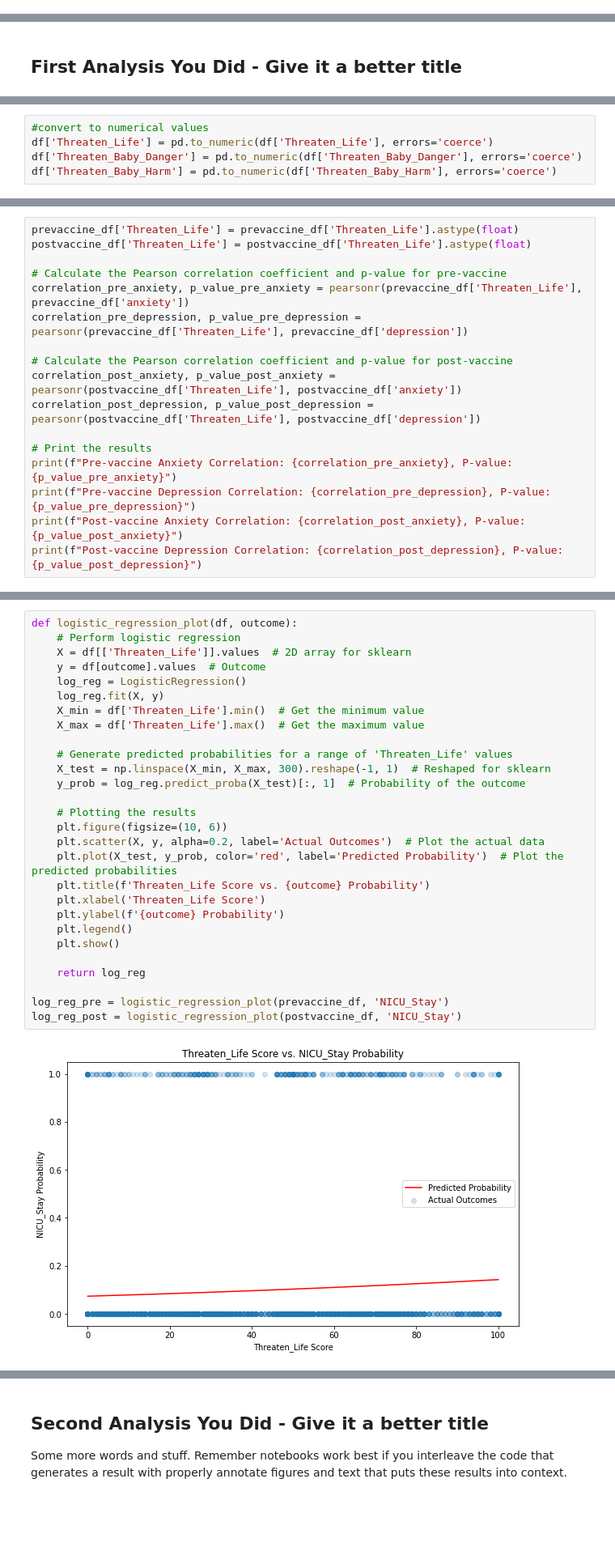
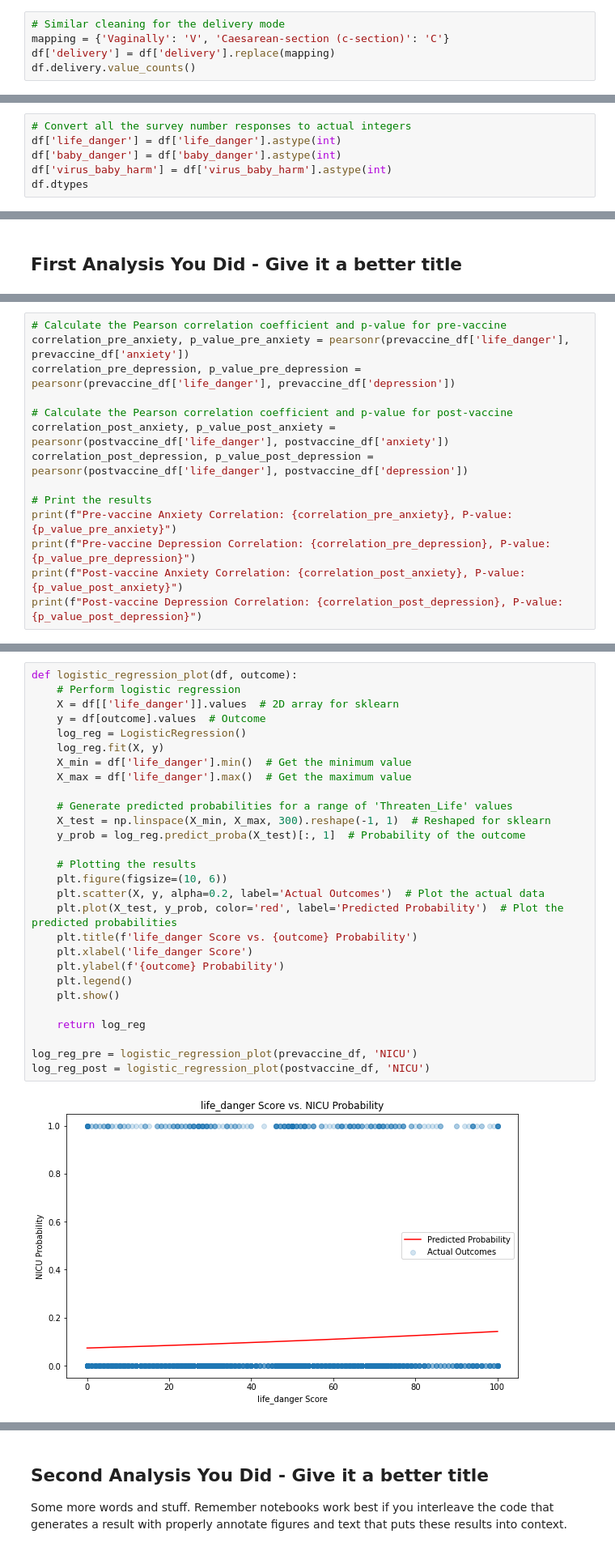
Before and after one commit to jkondo14/Group110_WI24, a Jupyter notebook: FinalProject_Group110_WI24.ipynb, the cells around one changed output, grey strips where cells are left out. Shown at 81% size. Cells and saved outputs as stored; diff of their text form; blank space fills up the shorter version.

```diff
--- a/FinalProject_Group110_WI24.ipynb
+++ b/FinalProject_Group110_WI24.ipynb
@@ -271,0 +275,5 @@ df.shape
+# %%
+# Similar cleaning for the delivery mode
+mapping = {'Vaginally': 'V', 'Caesarean-section (c-section)': 'C'}
+df['delivery'] = df['delivery'].replace(mapping)
+df.delivery.value_counts()
@@ -271,0 +285,6 @@ df.shape
+# %%
+# Convert all the survey number responses to actual integers
+df['life_danger'] = df['life_danger'].astype(int)
+df['baby_danger'] = df['baby_danger'].astype(int)
+df['virus_baby_harm'] = df['virus_baby_harm'].astype(int)
+df.dtypes
@@ -323,9 +359,4 @@ Number of rows in the postvaccine subset: 1886
 1886 rows × 15 columns
-# %%
-#convert to numerical values
-df['Threaten_Life'] = pd.to_numeric(df['Threaten_Life'], errors='coerce')
-df['Threaten_Baby_Danger'] = pd.to_numeric(df['Threaten_Baby_Danger'], errors='coerce')
-df['Threaten_Baby_Harm'] = pd.to_numeric(df['Threaten_Baby_Harm'], errors='coerce')
 # %%
 # Define a function to perform linear regression and print results
 def perform_linear_regression(data):
@@ -393,14 +456,11 @@ From a statistical standpoint, while the visual difference between pre and post-
 # %%
-prevaccine_df['Threaten_Life'] = prevaccine_df['Threaten_Life'].astype(float)
-postvaccine_df['Threaten_Life'] = postvaccine_df['Threaten_Life'].astype(float)
-
 # Calculate the Pearson correlation coefficient and p-value for pre-vaccine
-correlation_pre_anxiety, p_value_pre_anxiety = pearsonr(prevaccine_df['Threaten_Life'], prevaccine_df['anxiety'])
-correlation_pre_depression, p_value_pre_depression = pearsonr(prevaccine_df['Threaten_Life'], prevaccine_df['depression'])
+correlation_pre_anxiety, p_value_pre_anxiety = pearsonr(prevaccine_df['life_danger'], prevaccine_df['anxiety'])
+correlation_pre_depression, p_value_pre_depression = pearsonr(prevaccine_df['life_danger'], prevaccine_df['depression'])
 
 # Calculate the Pearson correlation coefficient and p-value for post-vaccine
-correlation_post_anxiety, p_value_post_anxiety = pearsonr(postvaccine_df['Threaten_Life'], postvaccine_df['anxiety'])
-correlation_post_depression, p_value_post_depression = pearsonr(postvaccine_df['Threaten_Life'], postvaccine_df['depression'])
+correlation_post_anxiety, p_value_post_anxiety = pearsonr(postvaccine_df['life_danger'], postvaccine_df['anxiety'])
+correlation_post_depression, p_value_post_depression = pearsonr(postvaccine_df['life_danger'], postvaccine_df['depression'])
 
 # Print the results
 print(f"Pre-vaccine Anxiety Correlation: {correlation_pre_anxiety}, P-value: {p_value_pre_anxiety}")
@@ -447,30 +497,30 @@ The p-values in the post-vaccine data are much smaller than in the pre-vaccine d
 # %%
 def logistic_regression_plot(df, outcome):
     # Perform logistic regression
-    X = df[['Threaten_Life']].values  # 2D array for sklearn
+    X = df[['life_danger']].values  # 2D array for sklearn
     y = df[outcome].values  # Outcome
     log_reg = LogisticRegression()
     log_reg.fit(X, y)
-    X_min = df['Threaten_Life'].min()  # Get the minimum value
-    X_max = df['Threaten_Life'].max()  # Get the maximum value
+    X_min = df['life_danger'].min()  # Get the minimum value
+    X_max = df['life_danger'].max()  # Get the maximum value
 
     # Generate predicted probabilities for a range of 'Threaten_Life' values
     X_test = np.linspace(X_min, X_max, 300).reshape(-1, 1)  # Reshaped for sklearn
     y_prob = log_reg.predict_proba(X_test)[:, 1]  # Probability of the outcome
 
     # Plotting the results
     plt.figure(figsize=(10, 6))
     plt.scatter(X, y, alpha=0.2, label='Actual Outcomes')  # Plot the actual data
     plt.plot(X_test, y_prob, color='red', label='Predicted Probability')  # Plot the predicted probabilities
-    plt.title(f'Threaten_Life Score vs. {outcome} Probability')
-    plt.xlabel('Threaten_Life Score')
+    plt.title(f'life_danger Score vs. {outcome} Probability')
+    plt.xlabel('life_danger Score')
     plt.ylabel(f'{outcome} Probability')
     plt.legend()
     plt.show()
 
     return log_reg
 
-log_reg_pre = logistic_regression_plot(prevaccine_df, 'NICU_Stay')
-log_reg_post = logistic_regression_plot(postvaccine_df, 'NICU_Stay')
+log_reg_pre = logistic_regression_plot(prevaccine_df, 'NICU')
+log_reg_post = logistic_regression_plot(postvaccine_df, 'NICU')
 # %% [output]
-[figure, old version]
+[figure, new version]
```
Also changed, not shown: parts of 30 cells of this notebook.
